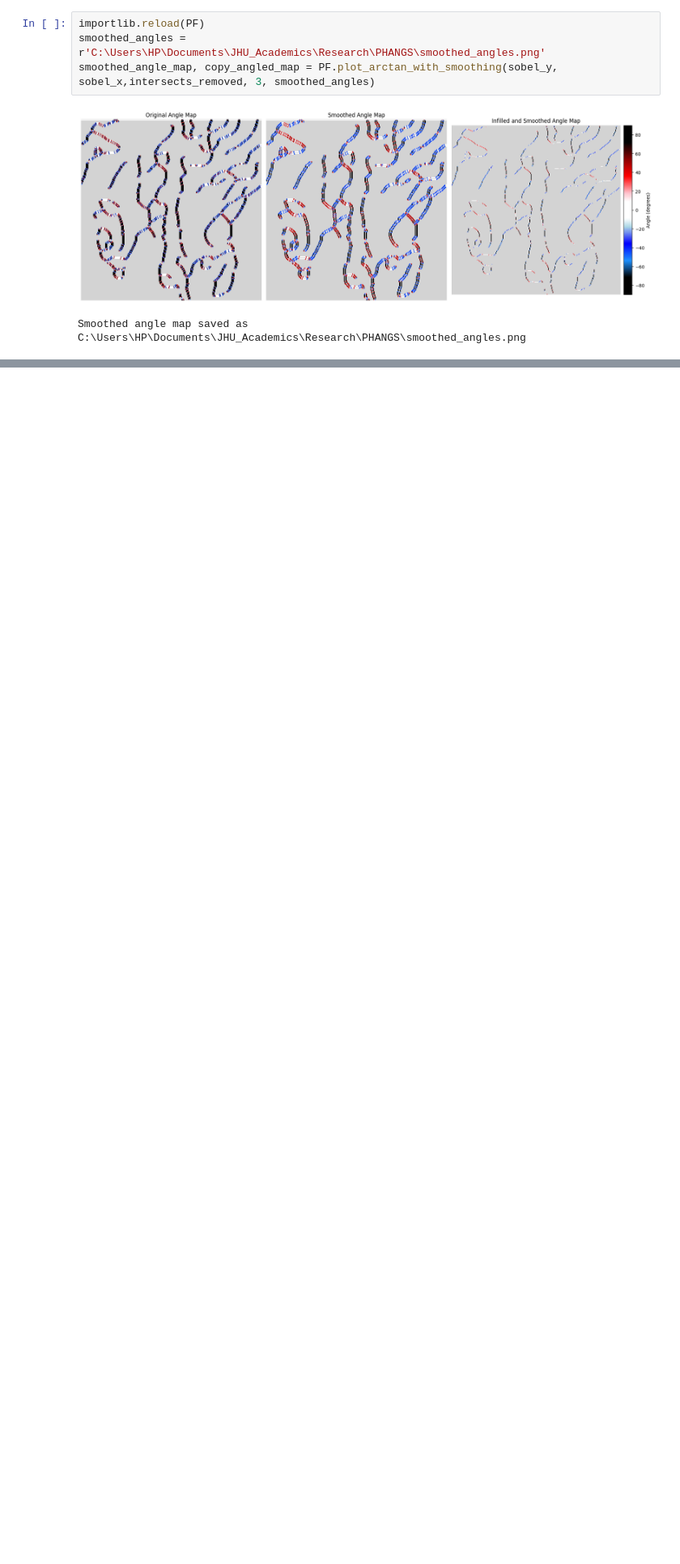
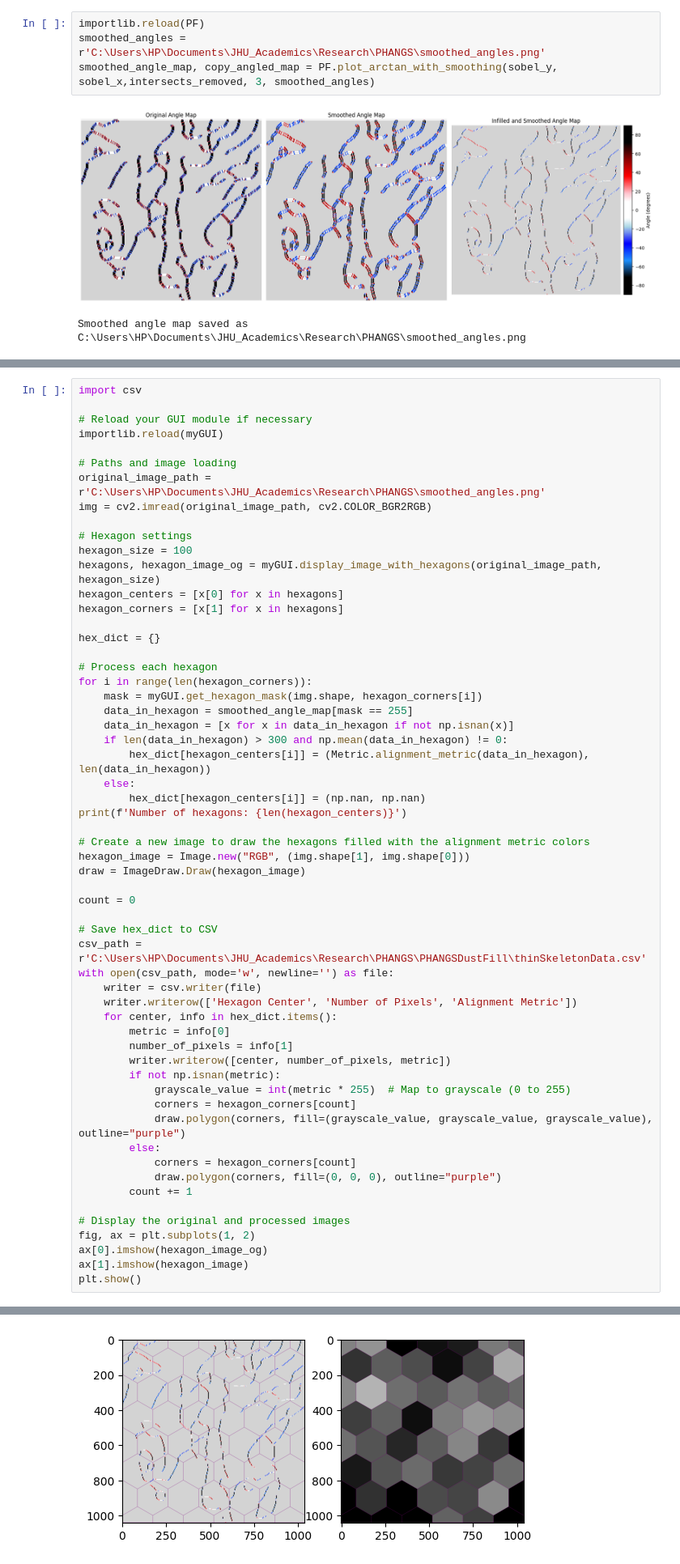
Before and after one commit to JHoffmann12/PHANGSDustFill, a Jupyter notebook: ThinSkeleton.ipynb, the cells around one changed output, grey strips where cells are left out. Shown: that part at 81% size. Cells and saved outputs as stored; diff of their text form; blank space fills up the shorter version.

Commit message:
metric underway

```diff
--- a/ThinSkeleton.ipynb
+++ b/ThinSkeleton.ipynb
@@ -152,0 +98,59 @@ root.mainloop()
+# %%
+import csv
+
+# Reload your GUI module if necessary
+importlib.reload(myGUI)
+
+# Paths and image loading
+original_image_path = r'C:\Users\HP\Documents\JHU_Academics\Research\PHANGS\smoothed_angles.png'
+img = cv2.imread(original_image_path, cv2.COLOR_BGR2RGB)
+
+# Hexagon settings
+hexagon_size = 100
+hexagons, hexagon_image_og = myGUI.display_image_with_hexagons(original_image_path, hexagon_size)
+hexagon_centers = [x[0] for x in hexagons]
+hexagon_corners = [x[1] for x in hexagons]
+
+hex_dict = {}
+
+# Process each hexagon
+for i in range(len(hexagon_corners)):
+    mask = myGUI.get_hexagon_mask(img.shape, hexagon_corners[i])
+    data_in_hexagon = smoothed_angle_map[mask == 255]
+    data_in_hexagon = [x for x in data_in_hexagon if not np.isnan(x)]
+    if len(data_in_hexagon) > 300 and np.mean(data_in_hexagon) != 0:
+        hex_dict[hexagon_centers[i]] = (Metric.alignment_metric(data_in_hexagon), len(data_in_hexagon))
+    else:
+        hex_dict[hexagon_centers[i]] = (np.nan, np.nan)
+print(f'Number of hexagons: {len(hexagon_centers)}')
+
+# Create a new image to draw the hexagons filled with the alignment metric colors
+hexagon_image = Image.new("RGB", (img.shape[1], img.shape[0]))
+draw = ImageDraw.Draw(hexagon_image)
+
+count = 0
+
+# Save hex_dict to CSV
+csv_path = r'C:\Users\HP\Documents\JHU_Academics\Research\PHANGS\PHANGSDustFill\thinSkeletonData.csv'
+with open(csv_path, mode='w', newline='') as file:
+    writer = csv.writer(file)
+    writer.writerow(['Hexagon Center', 'Number of Pixels', 'Alignment Metric'])
+    for center, info in hex_dict.items():
+        metric = info[0]
+        number_of_pixels = info[1]
+        writer.writerow([center, number_of_pixels, metric])
+        if not np.isnan(metric):
+            grayscale_value = int(metric * 255)  # Map to grayscale (0 to 255)
+            corners = hexagon_corners[count]
+            draw.polygon(corners, fill=(grayscale_value, grayscale_value, grayscale_value), outline="purple")
+        else:
+            corners = hexagon_corners[count]
+            draw.polygon(corners, fill=(0, 0, 0), outline="purple")
+        count += 1
+
+# Display the original and processed images
+fig, ax = plt.subplots(1, 2)
+ax[0].imshow(hexagon_image_og)
+ax[1].imshow(hexagon_image)
+plt.show()
+# %% [output]
@@ -152,0 +158 @@ root.mainloop()
+[figure, added]
```
Also changed, not shown: parts of 7 cells of this notebook, 7 other files.
